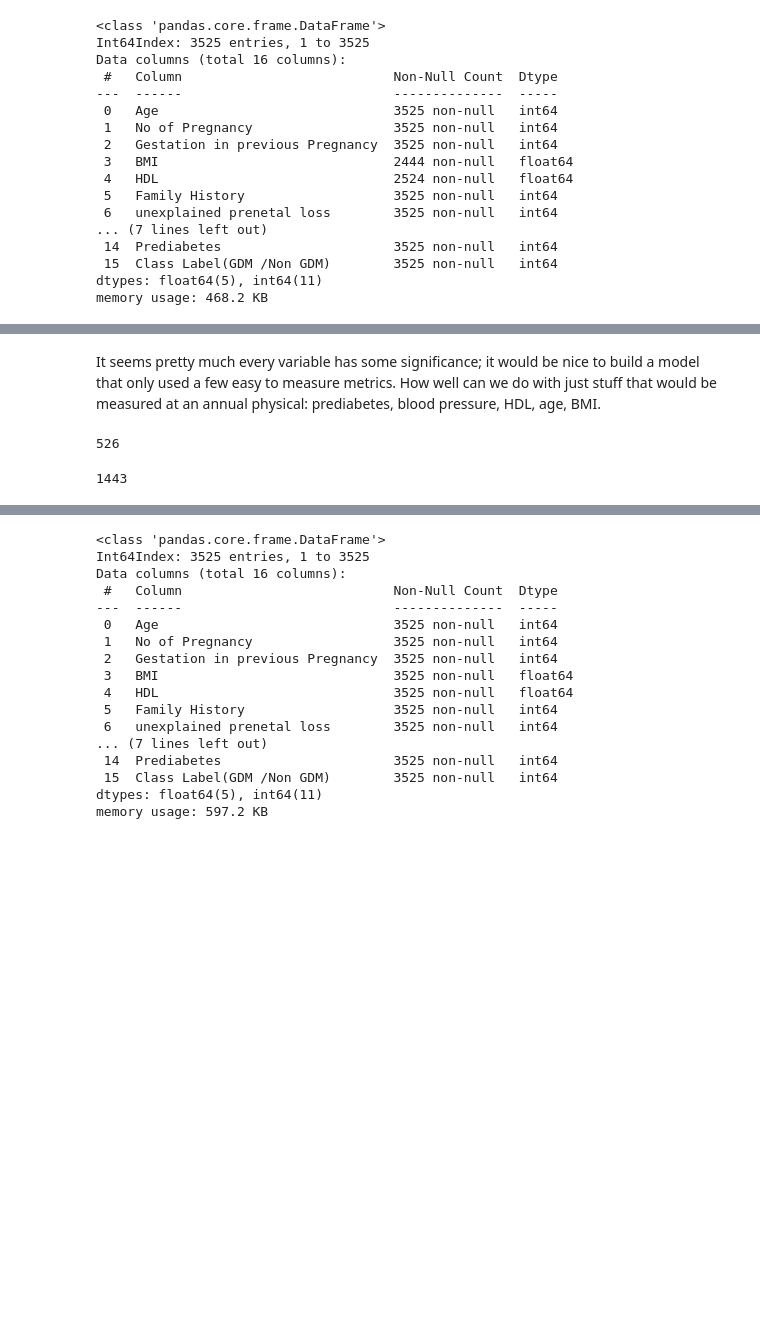
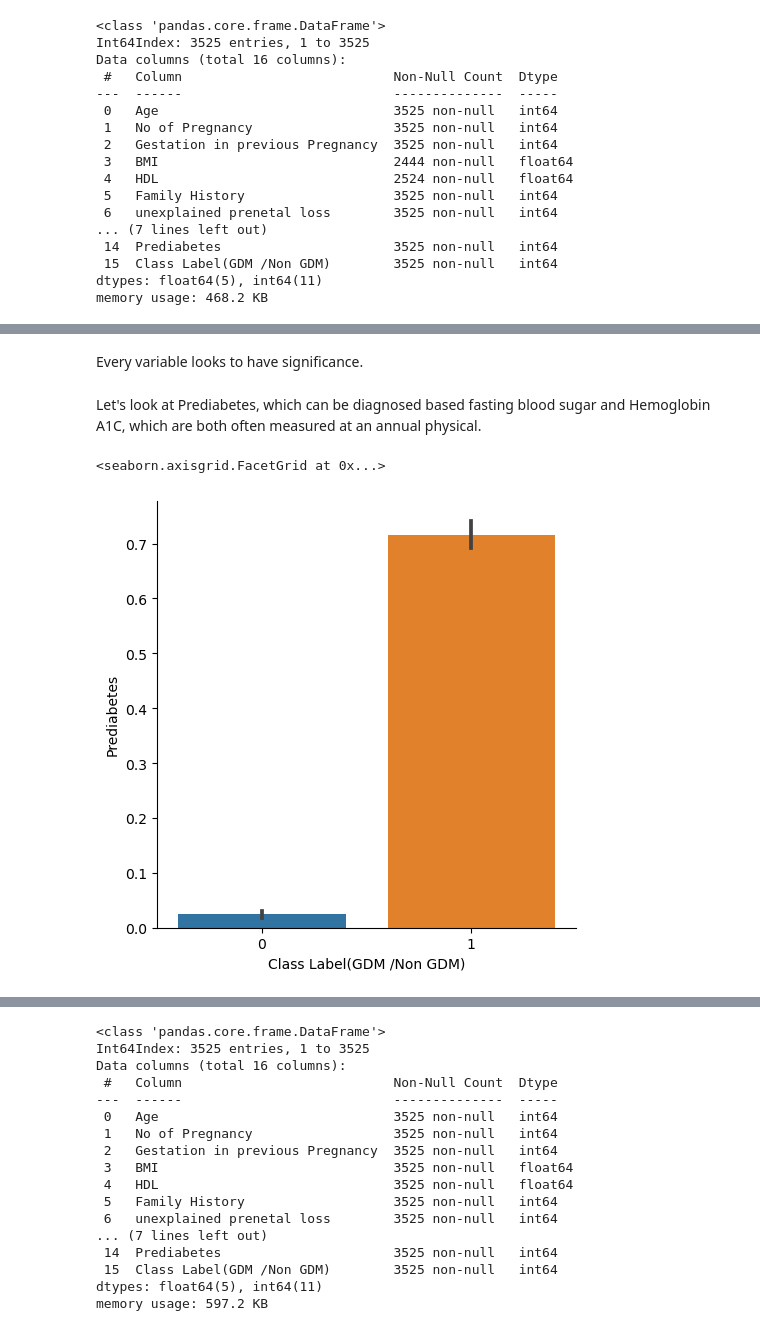
Before and after one commit to philwillnyc/GestationalDiabetes, a Jupyter notebook: ExplorationAndModel.ipynb, the cells around one changed output, grey strips where cells are left out. Saved outputs shown, nothing was run; the diff lists cells and outputs as text; code cells hidden in the pictures; blank space fills up the shorter version.

```diff
--- a/ExplorationAndModel.ipynb
+++ b/ExplorationAndModel.ipynb
@@ -141,12 +59,9 @@ for c in cat:
-# %% [markdown]
-It seems pretty much every variable has some significance; it would be nice to build a model that only used a few easy to measure metrics. How well can we do  with just stuff that would be measured at an annual physical: prediabetes, blood pressure, HDL, age, BMI.
-# %%
-#how many data points can we get if we drop all nan?
-len(df.dropna())
-# %% [output]
-526
-# %%
-#if we drop Sys BP first we get much more data.
-len(df.drop(columns = 'Sys BP').dropna())
-# %% [output]
-1443
+# %% [markdown]
+Every variable looks to have significance.
+# %% [markdown]
+Let's look at Prediabetes, which can be diagnosed based fasting blood sugar and Hemoglobin A1C, which are both often measured at an annual physical.
+# %%
+sns.catplot(data = df, x = 'Prediabetes', y = GDB, kind = 'bar')
+# %% [output]
+<seaborn.axisgrid.FacetGrid at 0x...>
+[figure, added]
```
Also changed, not shown: parts of 50 cells of this notebook.
